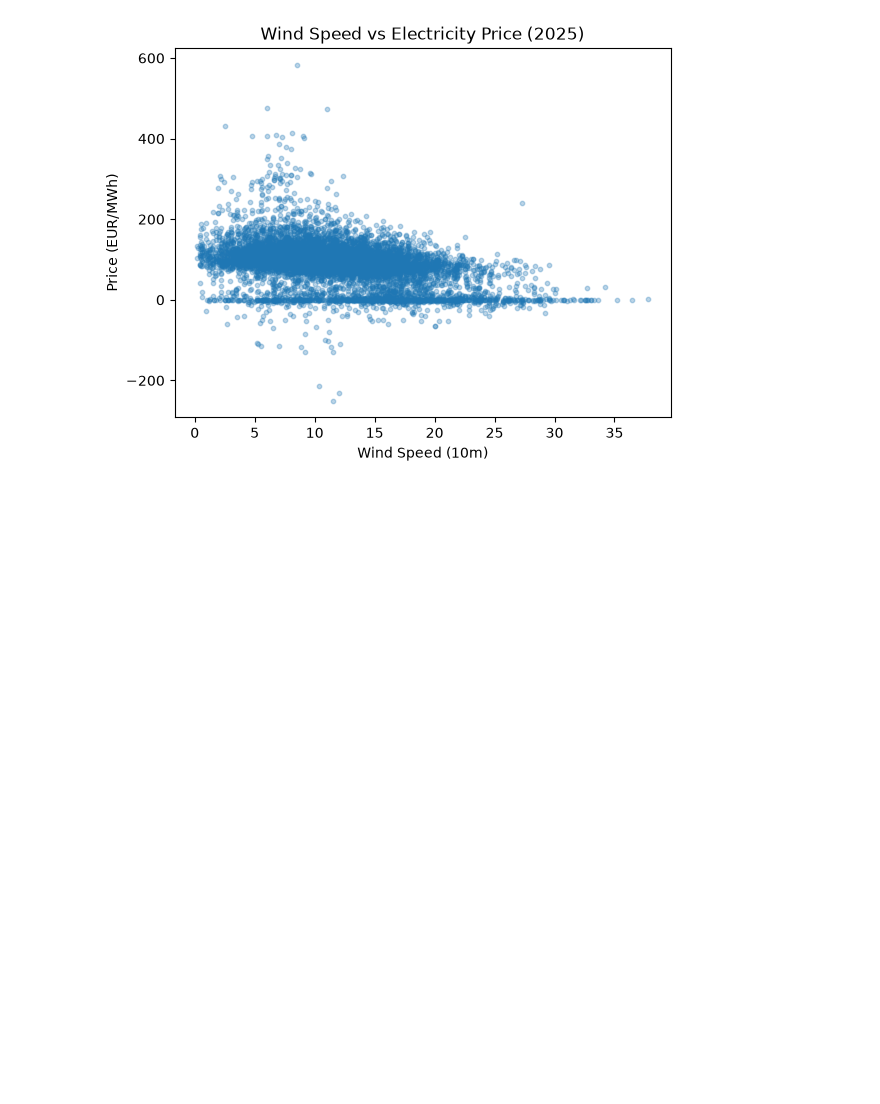
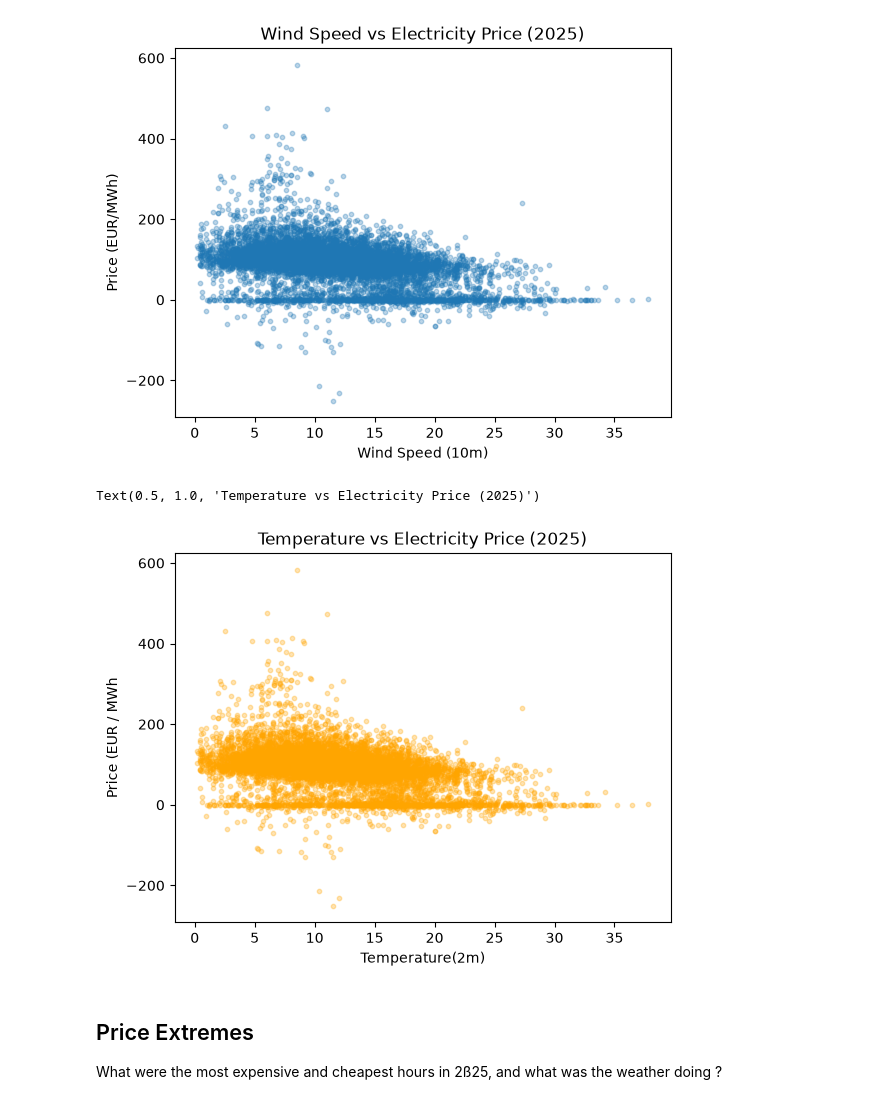
Before and after one commit to imon333/DE_Electricity_price_forecasting, a Jupyter notebook: notebooks/eda.ipynb, the cells around one changed output. Saved outputs shown, nothing was run; the diff lists cells and outputs as text; code cells hidden in the pictures; blank space fills up the shorter version.

Commit message:
added info in the and graph in the temp and wind vs price.

```diff
--- a/notebooks/eda.ipynb
+++ b/notebooks/eda.ipynb
@@ -50,3 +50,16 @@ plt.title("Wind Speed vs Electricity Price (2025)")
 plt.show()
 # %% [output]
 [figure]
+# %%
+# Wind speed vs price scatter plot
+plt.scatter(df["wind_speed_10m"], df["price"], alpha=0.3, s = 10, color="orange")
+plt.xlabel("Temperature(2m)")
+plt.ylabel("Price (EUR / MWh")
+
+plt.title("Temperature vs Electricity Price (2025)")
+# %% [output]
+Text(0.5, 1.0, 'Temperature vs Electricity Price (2025)')
+[figure, added]
+# %% [markdown]
+## Price Extremes
+What were the most expensive and cheapest hours in 2ß25, and what was the weather doing ?
```
Also changed, not shown: parts of 2 cells of this notebook, 2 other files.
